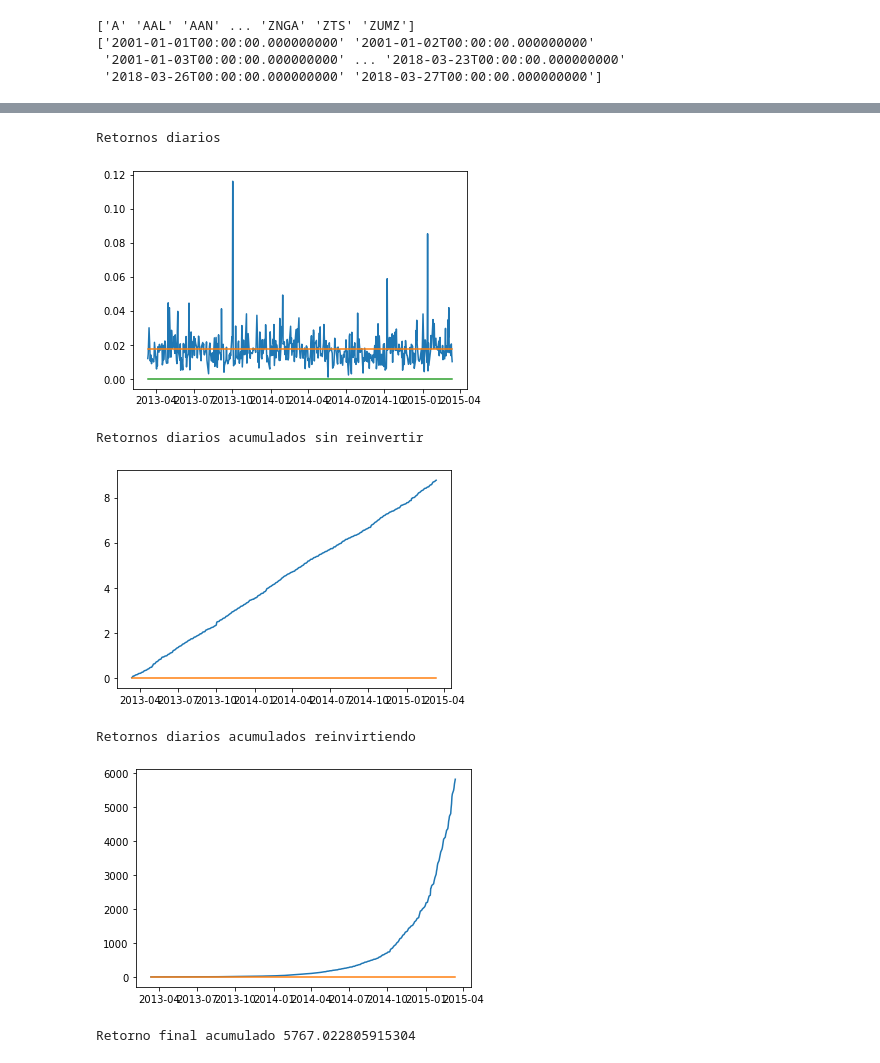
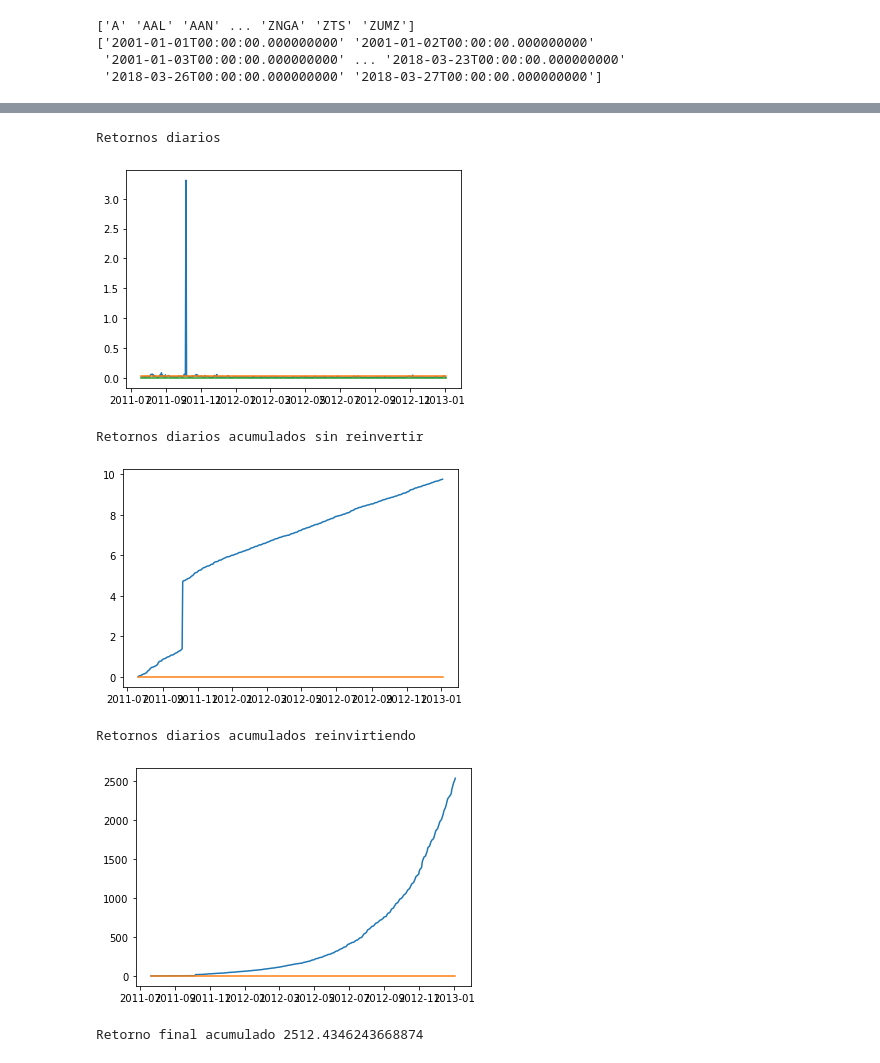
Before and after one commit to manueldecesar/LABQT, a Jupyter notebook: LABQT.ipynb, the cells around one changed output, grey strips where cells are left out. Drawn from its saved outputs; the diff is of its cells as text; code cells hidden in the pictures.

```diff
--- a/LABQT.ipynb
+++ b/LABQT.ipynb
@@ -214,7 +187,7 @@ print(np.unique(df.index.get_level_values(1)))
 # %%
 #Filtrar muestra para desarrollo
 #df=df.sort_values(by=['date'], ascending=True)[0:int(len(df)*0.8)]
-df=df.sort_values(by=['ticker'], ascending=False)[0:200000]
+df=df.sort_values(by=['ticker'], ascending=False)[0:1000000]
 df=df.sort_values(by=['ticker','date'])
 df=df.reset_index()
 df=df.set_index(['ticker','date'])
@@ -790,29 +569,29 @@ Retorno final acumulado 1.0309885528483735
 # %%
 #Retornos diarios estrategia dios  (estrategia de repartir diariamente a partes iguales entre todos los tickers que tendrán retorno positivo (supone conocer el futuro))
-s=(df[lim:-1])[df['return_f_d']>0].groupby('date')['return_f_d'].mean()
+s=(df_test)[df['return_f_d']>0].groupby('date')['return_f_d'].mean()
 print('Retornos diarios')
 plt.plot(s)
 plt.plot(s.index,[s.mean()]*len(s.index))
 plt.plot(s.index,[0]*len(s.index))
 plt.show()
 #Retornos diarios acumulados hasta la fecha sin reinvertir los retornos diarios
 print('Retornos diarios acumulados sin reinvertir')
 cs=s.cumsum()
 plt.plot(cs)
 plt.plot(cs.index,[0]*len(cs.index))
 plt.show()
 #Retornos diarios acumulados hasta la fecha reinvirtiendo los retornos diarios
 print('Retornos diarios acumulados reinvirtiendo')
 rcs=(s+1).cumprod()
 plt.plot(rcs-1)
 plt.plot(rcs.index,[0]*len(rcs.index))
 plt.show()
 print('Retorno final acumulado',(rcs[-2:-1]-1).values[0])
 # %% [output]
 Retornos diarios
-[figure, old version]
+[figure, new version]
 Retornos diarios acumulados sin reinvertir
-[figure, old version]
+[figure, new version]
 Retornos diarios acumulados reinvirtiendo
-[figure, old version]
+[figure, new version]
-Retorno final acumulado 5767.022805915304
+Retorno final acumulado 2512.4346243668874
```
Also changed, not shown: parts of 32 cells of this notebook.
